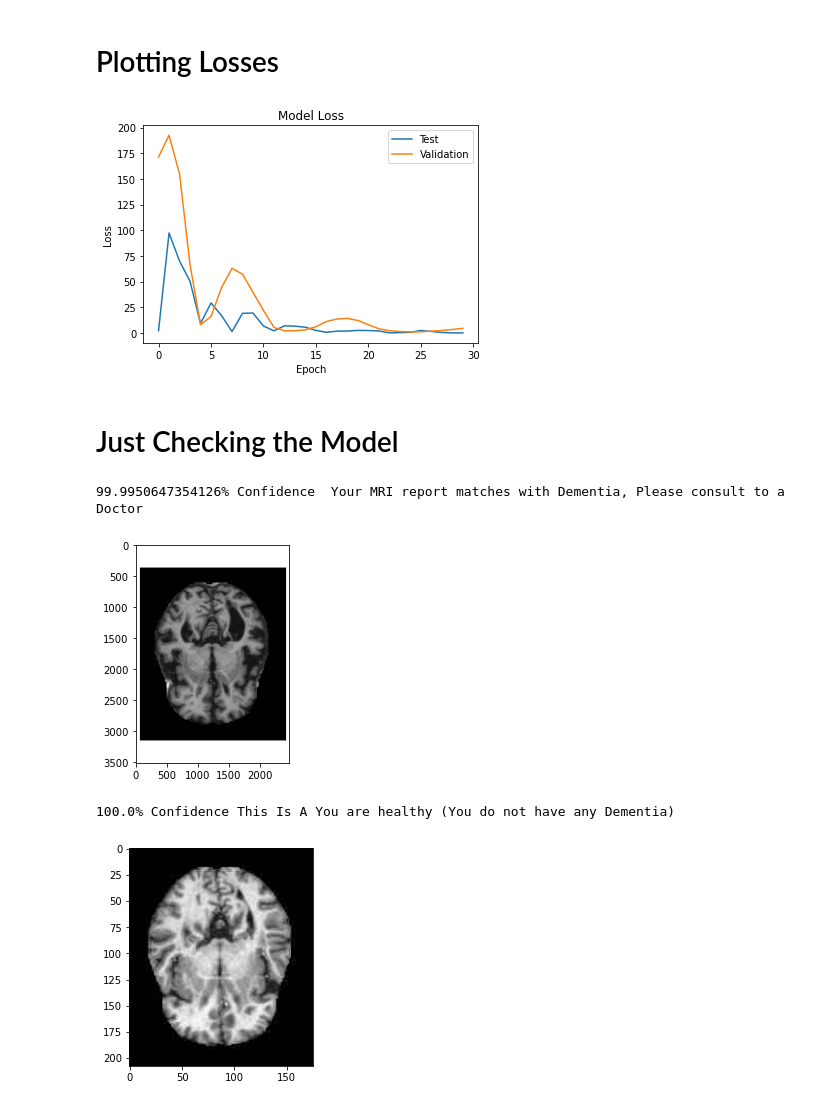
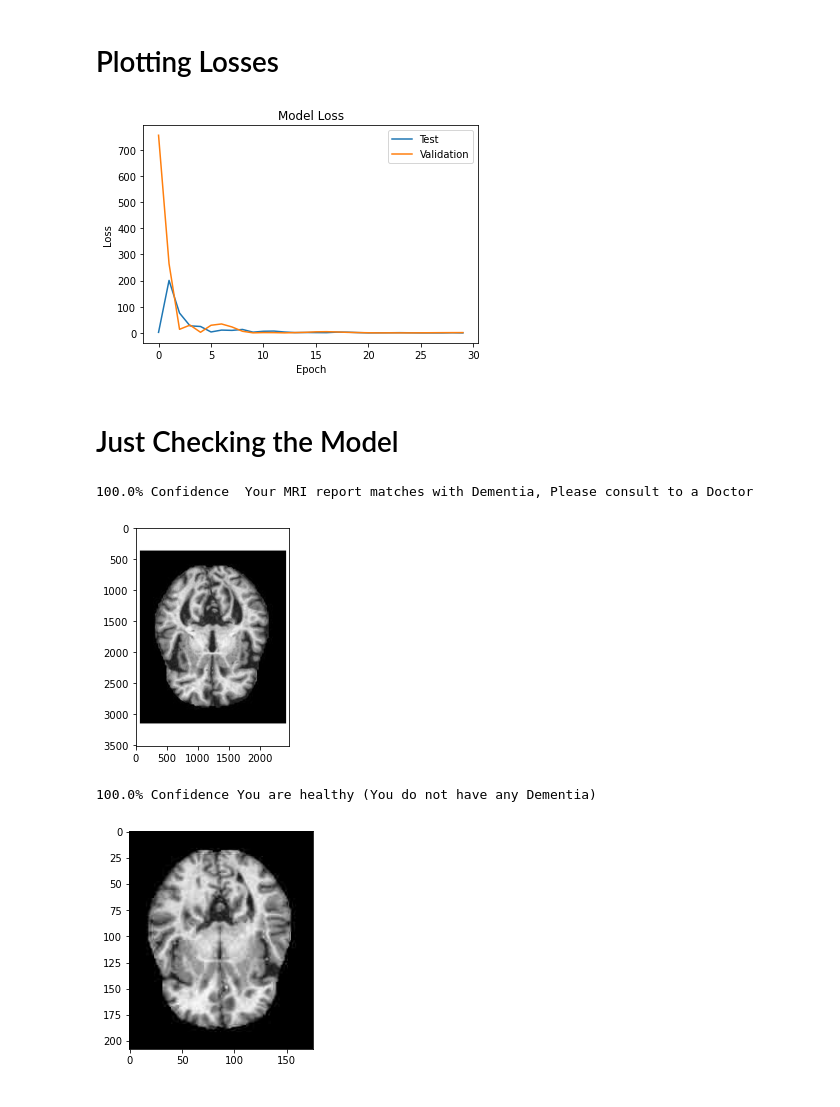
Before and after one commit to RittikSoni/AI-ML, a Jupyter notebook: Dementai prediction using MRI/dementia_prediction.ipynb, the cells around one changed output. Cells and saved outputs as stored; diff of their text form; code cells hidden in the pictures.

Commit message:
updated dementia_prediction.ipynb
changed training data set and test data set

```diff
--- a/Dementai prediction using MRI/dementia_prediction.ipynb
+++ b/Dementai prediction using MRI/dementia_prediction.ipynb
@@ -34,7 +34,7 @@ data = []
 paths = []
 result = []
 
-for r, d, f in os.walk(r'C:\Users\RITTIK\Downloads\dementia_data_test\yes'):
+for r, d, f in os.walk(r'data\yes'):
 
     for file in f:
         if '.jpg' in file:
@@ -53,7 +53,7 @@ for path in paths:
 # This cell updates result list for images without tumor
 # NOOO
 paths = []
-for r, d, f in os.walk(r"C:\Users\RITTIK\Downloads\dementia_data_test\no"):
+for r, d, f in os.walk(r"data\no"):
     for file in f:
         if '.jpg' in file:
             paths.append(os.path.join(r, file))
@@ -161,7 +161,7 @@ plt.xlabel('Epoch')
 plt.legend(['Test', 'Validation'], loc='upper right')
 plt.show()
 # %% [output]
-[figure, old version]
+[figure, new version]
 # %% [markdown]
 # Just Checking the Model
 # %%
@@ -172,19 +172,19 @@ def names(number):
         return 'You are healthy (You do not have any Dementia)'
 # %%
 from matplotlib.pyplot import imshow
-img = Image.open(r"C:\Users\RITTIK\Downloads\mildDem0-converted-images\0001.jpg")
+img = Image.open(r"test_data\dementia\0001.jpg")
 x = np.array(img.resize((128,128)))
 x = x.reshape(1,128,128,3)
 res = model.predict_on_batch(x)
 classification = np.where(res == np.amax(res))[1][0]
 imshow(img)
 print(str(res[0][classification]*100) + '% Confidence  ' + names(classification))
 # %% [output]
-99.9950647354126% Confidence  Your MRI report matches with Dementia, Please consult to a Doctor
+100.0% Confidence  Your MRI report matches with Dementia, Please consult to a Doctor
-[figure, old version]
+[figure, new version]
 # %%
 from matplotlib.pyplot import imshow
-img = Image.open(r"C:\Users\RITTIK\Downloads\dementia_data_test\no\non2.jpg")
+img = Image.open(r"test_data\healthy\non2.jpg")
 x = np.array(img.resize((128,128)))
 x = x.reshape(1,128,128,3)
 res = model.predict_on_batch(x)
@@ -192,5 +192,5 @@ classification = np.where(res == np.amax(res))[1][0]
 imshow(img)
 print(str(res[0][classification]*100) + '% Confidence ' + names(classification))
 # %% [output]
-100.0% Confidence This Is A You are healthy (You do not have any Dementia)
+100.0% Confidence You are healthy (You do not have any Dementia)
 [figure]
```
Also changed, not shown: parts of 1 cell of this notebook.
